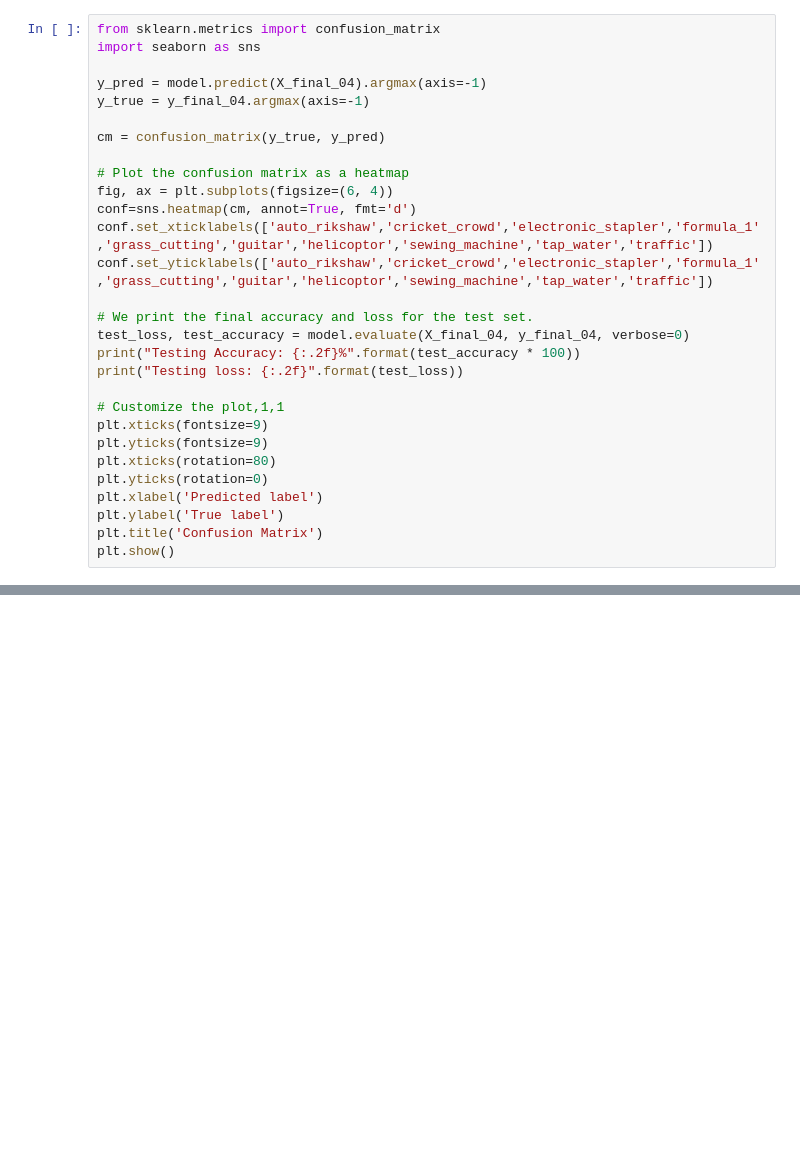
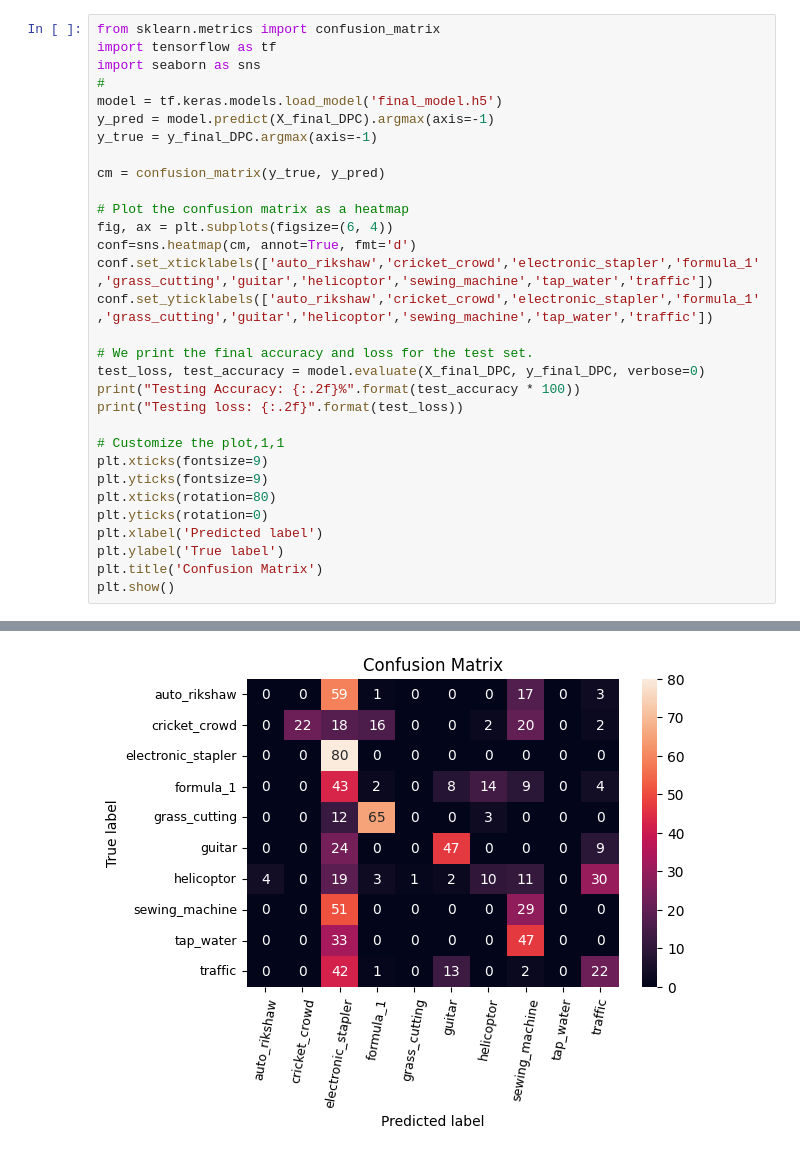
Before and after one commit to Danipizarro04/Deep-Learning-models-for-Background-Noise-Classification, a Jupyter notebook: Background_Noise_Classification.ipynb, the cells around one changed output, grey strips where cells are left out. Saved outputs shown, nothing was run; the diff lists cells and outputs as text; blank space fills up the shorter version.

```diff
--- a/Background_Noise_Classification.ipynb
+++ b/Background_Noise_Classification.ipynb
@@ -472,9 +607,11 @@ plt.show()
 # %%
 from sklearn.metrics import confusion_matrix
+import tensorflow as tf
 import seaborn as sns
-
-y_pred = model.predict(X_final_04).argmax(axis=-1)
-y_true = y_final_04.argmax(axis=-1)
+#
+model = tf.keras.models.load_model('final_model.h5')
+y_pred = model.predict(X_final_DPC).argmax(axis=-1)
+y_true = y_final_DPC.argmax(axis=-1)
 
 cm = confusion_matrix(y_true, y_pred)
 
@@ -485,7 +622,7 @@ conf.set_xticklabels(['auto_rikshaw','cricket_crowd','electronic_stapler','formu
 conf.set_yticklabels(['auto_rikshaw','cricket_crowd','electronic_stapler','formula_1','grass_cutting','guitar','helicoptor','sewing_machine','tap_water','traffic'])
 
 # We print the final accuracy and loss for the test set.
-test_loss, test_accuracy = model.evaluate(X_final_04, y_final_04, verbose=0)
+test_loss, test_accuracy = model.evaluate(X_final_DPC, y_final_DPC, verbose=0)
 print("Testing Accuracy: {:.2f}%".format(test_accuracy * 100))
 print("Testing loss: {:.2f}".format(test_loss))
 
@@ -498,3 +635,4 @@ plt.xlabel('Predicted label')
 plt.ylabel('True label')
 plt.title('Confusion Matrix')
 plt.show()
+# %% [output]
@@ -501,3 +642,4 @@ plt.show()
+[figure, added]
 # %%
 # We draw the ROC curve
 from sklearn.metrics import roc_curve, auc
```
Also changed, not shown: parts of 16 cells of this notebook.
